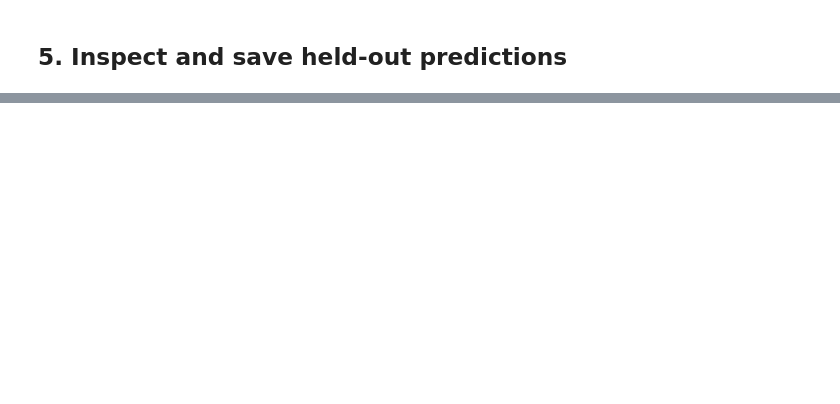
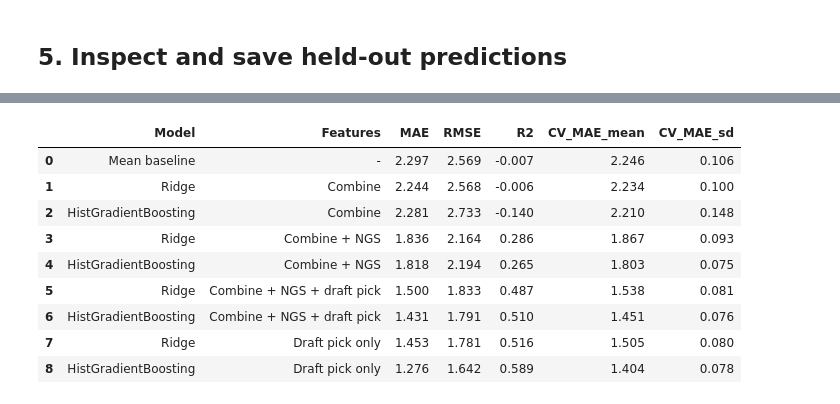
Before and after one commit to JDeleon2342/Stat486-Kaggle-Project, a Jupyter notebook: kaggle_pipeline.ipynb, the cells around one changed output, grey strips where cells are left out. Drawn from its saved outputs; the diff is of its cells as text; code cells hidden in the pictures; blank space fills up the shorter version.

```diff
--- a/kaggle_pipeline.ipynb
+++ b/kaggle_pipeline.ipynb
@@ -127,0 +258,16 @@ Wrote holdout_predictions.csv (128, 4)
+# %%
+ROOKIE_FEATURE_SETS = {name: [c for c in cols if c not in EXPOSURE] for name, cols in FEATURE_SETS.items()}
+rookie_val, rookie_fitted = evaluate(y_rookie, ROOKIE_FEATURE_SETS)
+rookie_val.to_csv(OUTPUT_DIR / "rookie_validation_metrics.csv", index=False)
+rookie_val.round(3)
+# %% [output]
+|  | Model | Features | MAE | RMSE | R2 | CV_MAE_mean | CV_MAE_sd |
+| 0 | Mean baseline | - | 2.297 | 2.569 | -0.007 | 2.246 | 0.106 |
+| 1 | Ridge | Combine | 2.244 | 2.568 | -0.006 | 2.234 | 0.100 |
+| 2 | HistGradientBoosting | Combine | 2.281 | 2.733 | -0.140 | 2.210 | 0.148 |
+| 3 | Ridge | Combine + NGS | 1.836 | 2.164 | 0.286 | 1.867 | 0.093 |
+| 4 | HistGradientBoosting | Combine + NGS | 1.818 | 2.194 | 0.265 | 1.803 | 0.075 |
+| 5 | Ridge | Combine + NGS + draft pick | 1.500 | 1.833 | 0.487 | 1.538 | 0.081 |
+| 6 | HistGradientBoosting | Combine + NGS + draft pick | 1.431 | 1.791 | 0.510 | 1.451 | 0.076 |
+| 7 | Ridge | Draft pick only | 1.453 | 1.781 | 0.516 | 1.505 | 0.080 |
+| 8 | HistGradientBoosting | Draft pick only | 1.276 | 1.642 | 0.589 | 1.404 | 0.078 |
```
Also changed, not shown: parts of 15 cells of this notebook, 6 other files.
